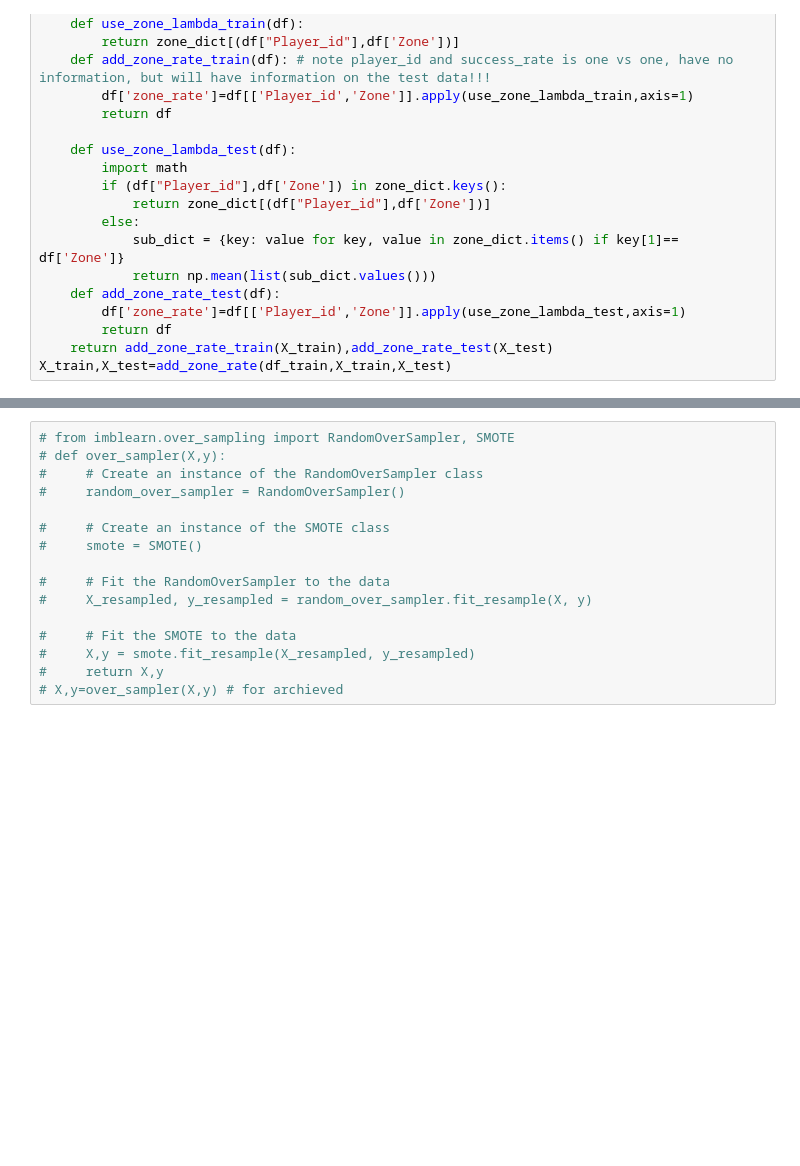
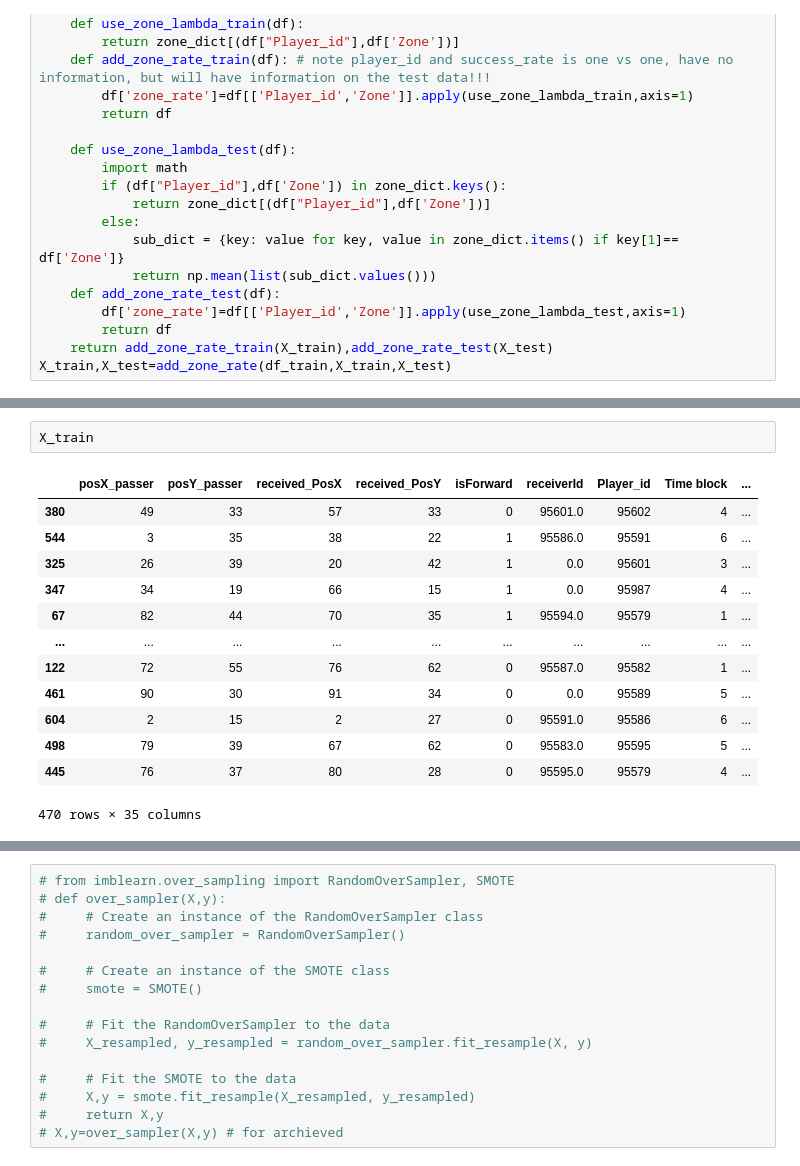
Before and after one commit to HorusLiang/forward_football_assignment, a Jupyter notebook: model.ipynb, the cells around one changed output, grey strips where cells are left out. Drawn from its saved outputs; the diff is of its cells as text; blank space fills up the shorter version.

```diff
--- a/model.ipynb
+++ b/model.ipynb
@@ -193,2 +229,18 @@ X_train,X_test=add_zone_rate(df_train,X_train,X_test)
+# %%
+X_train
+# %% [output]
+|  | posX_passer | posY_passer | received_PosX | received_PosY | isForward | receiverId | Player_id | Time block | ... |
+| 380 | 49 | 33 | 57 | 33 | 0 | 95601.0 | 95602 | 4 | ... |
+| 544 | 3 | 35 | 38 | 22 | 1 | 95586.0 | 95591 | 6 | ... |
+| 325 | 26 | 39 | 20 | 42 | 1 | 0.0 | 95601 | 3 | ... |
+| 347 | 34 | 19 | 66 | 15 | 1 | 0.0 | 95987 | 4 | ... |
+| 67 | 82 | 44 | 70 | 35 | 1 | 95594.0 | 95579 | 1 | ... |
+| ... | ... | ... | ... | ... | ... | ... | ... | ... | ... |
+| 122 | 72 | 55 | 76 | 62 | 0 | 95587.0 | 95582 | 1 | ... |
+| 461 | 90 | 30 | 91 | 34 | 0 | 0.0 | 95589 | 5 | ... |
+| 604 | 2 | 15 | 2 | 27 | 0 | 95591.0 | 95586 | 6 | ... |
+| 498 | 79 | 39 | 67 | 62 | 0 | 95583.0 | 95595 | 5 | ... |
+| 445 | 76 | 37 | 80 | 28 | 0 | 95595.0 | 95579 | 4 | ... |
+470 rows × 35 columns
 # %%
 from sklearn.metrics import matthews_corrcoef
```
Also changed, not shown: parts of 16 cells of this notebook, 4 other files.
